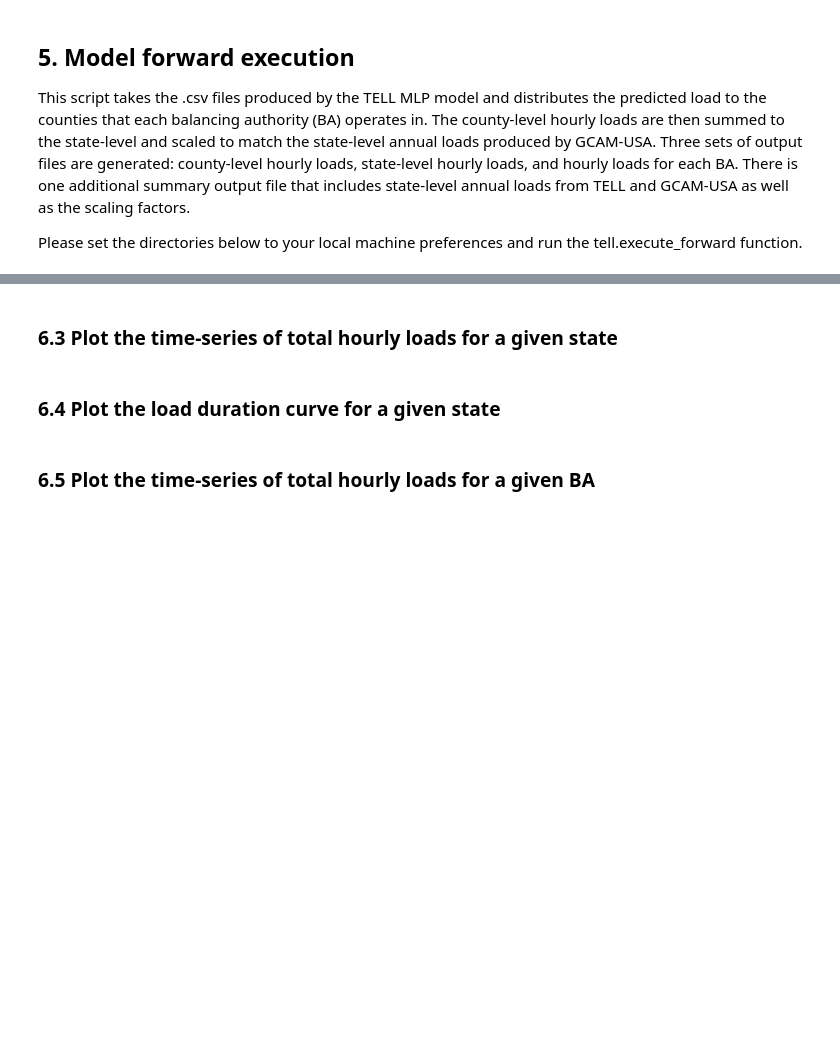
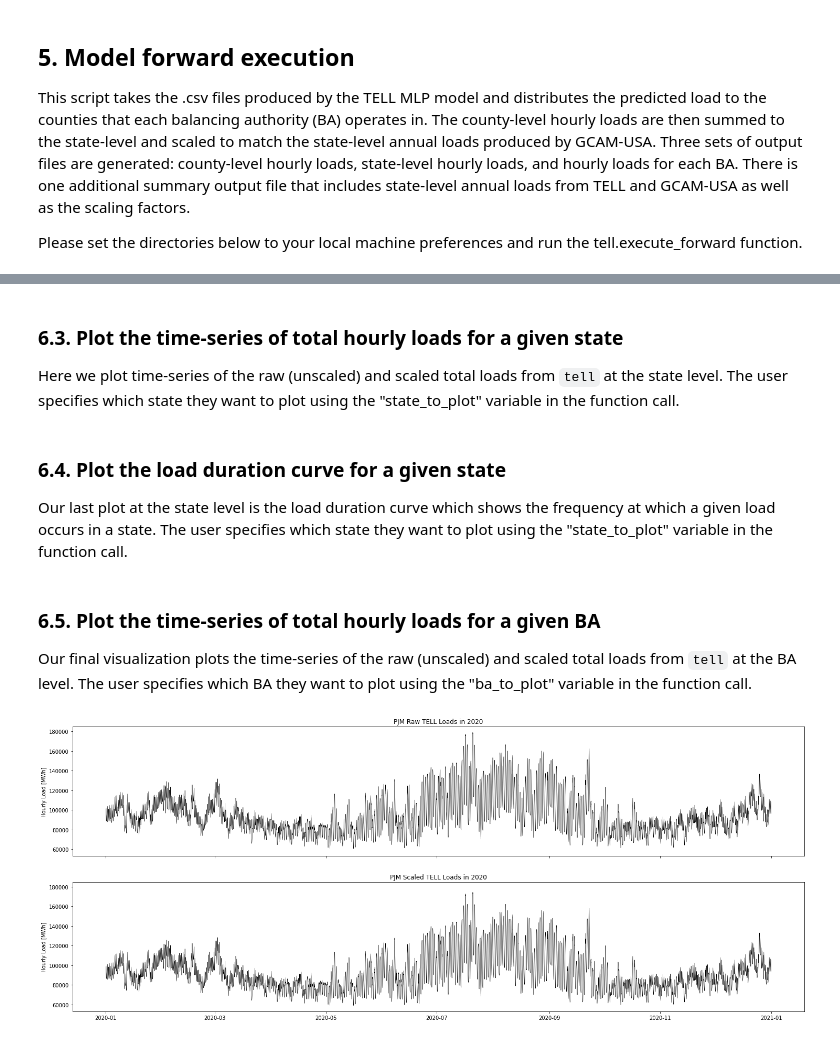
Before and after one commit to IMMM-SFA/tell, a Jupyter notebook: notebooks/tell_quickstarter.ipynb, the cells around one changed output, grey strips where cells are left out. Cells and saved outputs as stored; diff of their text form; code cells hidden in the pictures; blank space fills up the shorter version.

Commit message:
Finished cleaning visualization functions

```diff
--- a/notebooks/tell_quickstarter.ipynb
+++ b/notebooks/tell_quickstarter.ipynb
@@ -151,21 +149,8 @@ DistributionNotFound: The 'tell' distribution was not found and is required by t
 # %%
-# Set the data input and output directories:
-data_input_dir = os.path.join(current_dir, 'outputs', 'forward_output')
-image_output_dir = os.path.join(current_dir, r'outputs', r'image_output')
-shapefile_input_dir = raw_data_dir
+# Set the image output directory:
+tell_image_dir = os.path.join(tell_data_dir, r'outputs', r'visualizations')
 
-# Set the year of TELL output to visualize:
-year_to_plot = '2020'
-
-# Choose whether or not to save the images and set the image resolution:
-save_images = 0 # (1 = Yes)
-image_resolution = 150 # (dpi)
-
-sample_state = 'California'
-sample_ba = 'ERCO'
-
-# If you want to save the images, check that the image output directory exist and if not then create it:
-if save_images == 0:
-   if os.path.exists((image_output_dir + year_to_plot)) == False:
-      os.mkdir((image_output_dir + year_to_plot))
+# If the "tell_image_dir" subdirectory doesn't exist then create it:
+if not os.path.exists(tell_image_dir):
+   os.makedirs(tell_image_dir)
 # %% [markdown]
@@ -188,3 +179,5 @@ tell.plot_state_annual_total_loads(state_summary_df,
 # %% [markdown]
-### 6.3 Plot the time-series of total hourly loads for a given state
+### 6.3. Plot the time-series of total hourly loads for a given state
+
+Here we plot time-series of the raw (unscaled) and scaled total loads from `tell` at the state level. The user specifies which state they want to plot using the "state_to_plot" variable in the function call.
 # %%
@@ -197,3 +191,5 @@ tell.plot_state_load_time_series({state},
 # %% [markdown]
-### 6.4 Plot the load duration curve for a given state
+### 6.4. Plot the load duration curve for a given state
+
+Our last plot at the state level is the load duration curve which shows the frequency at which a given load occurs in a state. The user specifies which state they want to plot using the "state_to_plot" variable in the function call.
 # %%
@@ -206,9 +203,14 @@ tell.plot_state_load_duration_curve({state},
 # %% [markdown]
-### 6.5 Plot the time-series of total hourly loads for a given BA
+### 6.5. Plot the time-series of total hourly loads for a given BA
+
+Our final visualization plots the time-series of the raw (unscaled) and scaled total loads from `tell` at the BA level. The user specifies which BA they want to plot using the "ba_to_plot" variable in the function call.
 # %%
-tell.plot_ba_load_time_series({sample_ba},
-                              ba_hourly_load_df,
-                              year_to_plot,
-                              save_images,
-                              image_resolution,
-                              image_output_dir)
+# Plot the time-series of raw and scaled loads from TELL at the BA level for a user-specified BA (e.g., PJM, CISO, ERCO, etc.):
+tell.plot_ba_load_time_series(ba_to_plot = 'PJM',
+                              year_to_plot = '2020',
+                              data_input_dir = tell_data_dir,
+                              image_output_dir = tell_image_dir,
+                              image_resolution = 150,
+                              save_images = True)
+# %% [output]
+[figure, added]
```
Also changed, not shown: parts of 8 cells of this notebook, 3 other files.
